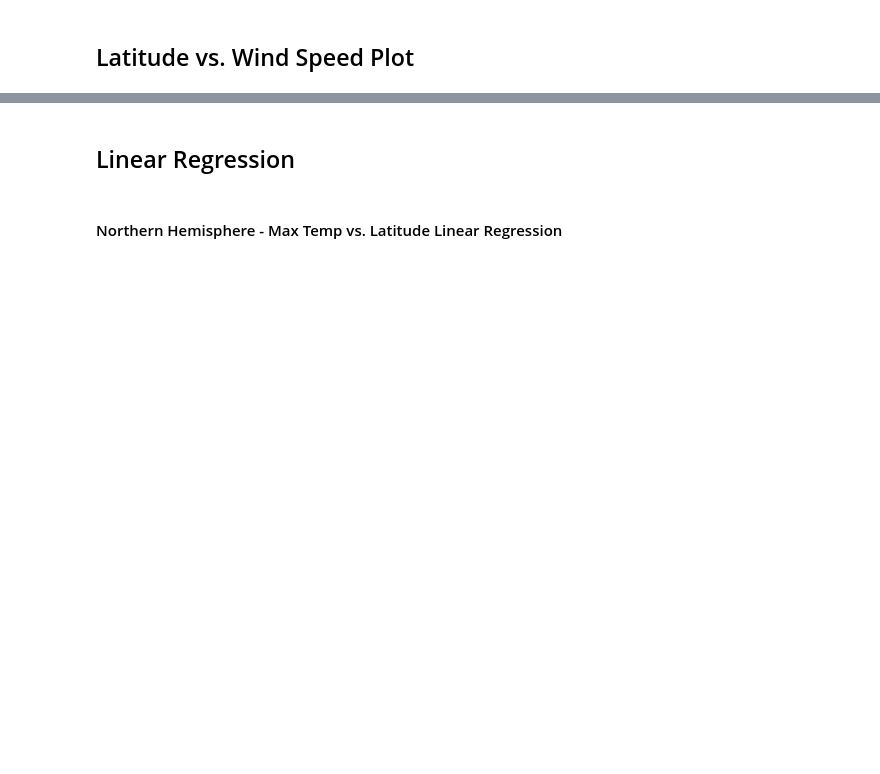
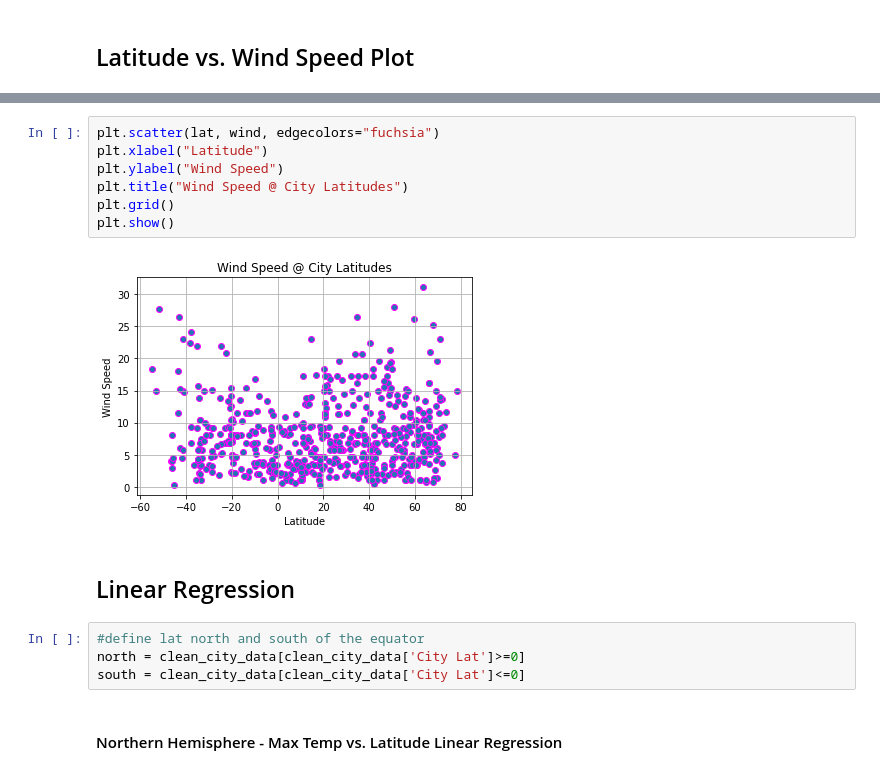
Before and after one commit to Travbz/python-api-challenge, a Jupyter notebook: WeatherPy.ipynb, the cells around one changed output, grey strips where cells are left out. Drawn from its saved outputs; the diff is of its cells as text; blank space fills up the shorter version.

```diff
--- a/WeatherPy.ipynb
+++ b/WeatherPy.ipynb
@@ -152,4 +240,17 @@ Int64Index([], dtype='int64')
+# %%
+plt.scatter(lat, wind, edgecolors="fuchsia")
+plt.xlabel("Latitude")
+plt.ylabel("Wind Speed")
+plt.title("Wind Speed @ City Latitudes")
+plt.grid()
+plt.show()
+# %% [output]
+[figure, added]
 # %% [markdown]
 ## Linear Regression
+# %%
+#define lat north and south of the equator
+north = clean_city_data[clean_city_data['City Lat']>=0]
+south = clean_city_data[clean_city_data['City Lat']<=0]
 # %% [markdown]
 ####  Northern Hemisphere - Max Temp vs. Latitude Linear Regression
```
Also changed, not shown: parts of 30 cells of this notebook, 1 other file.
